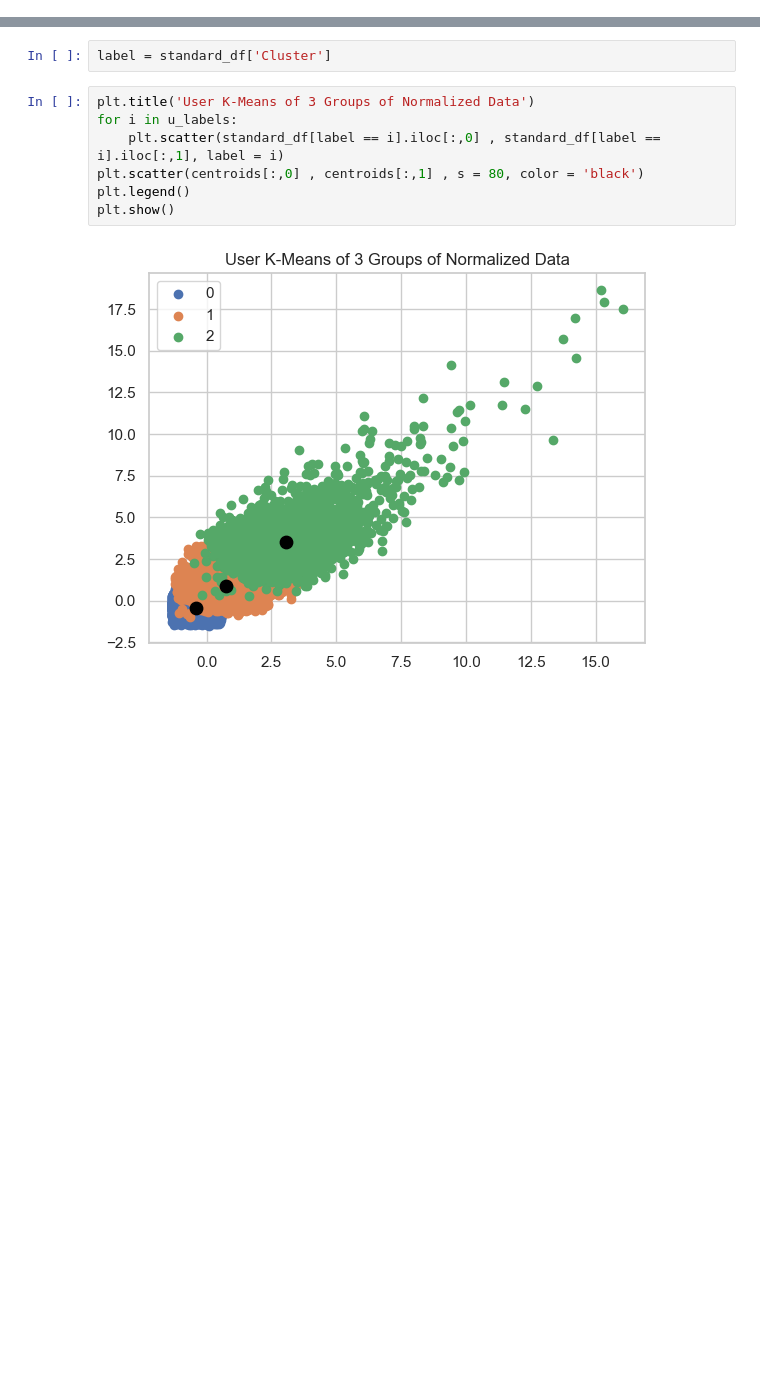
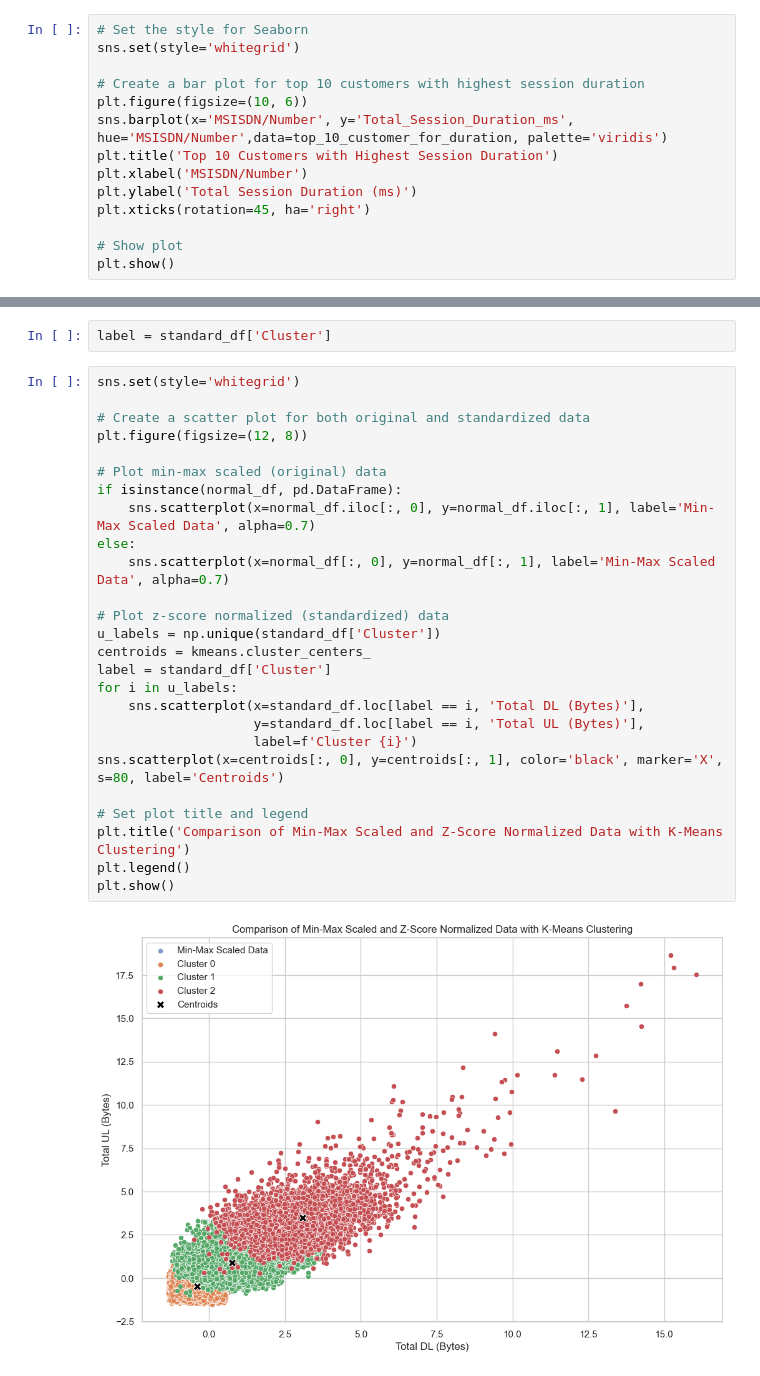
Before and after one commit to Azizadx/user_analytics_in_the_telecommunication, a Jupyter notebook: notebooks/user_engagement_analysis/user_engagement_analysis.ipynb, the cells around one changed output, grey strips where cells are left out. Drawn from its saved outputs; the diff is of its cells as text; blank space fills up the shorter version.

Commit message:
feat:improve the plot design

```diff
--- a/notebooks/user_engagement_analysis/user_engagement_analysis.ipynb
+++ b/notebooks/user_engagement_analysis/user_engagement_analysis.ipynb
@@ -159,3 +227,17 @@ top_10_customer_for_duration
 | 7 | 3.360313e+10 | 6287761.0 |
 | 8 | 3.366746e+10 | 5649882.0 |
 | 9 | 3.376041e+10 | 5321667.0 |
+# %%
+# Set the style for Seaborn
+sns.set(style='whitegrid')
+
+# Create a bar plot for top 10 customers with highest session duration
+plt.figure(figsize=(10, 6))
+sns.barplot(x='MSISDN/Number', y='Total_Session_Duration_ms', hue='MSISDN/Number',data=top_10_customer_for_duration, palette='viridis')
+plt.title('Top 10 Customers with Highest Session Duration')
+plt.xlabel('MSISDN/Number')
+plt.ylabel('Total Session Duration (ms)')
+plt.xticks(rotation=45, ha='right')
+
+# Show plot
+plt.show()
@@ -363,11 +486,30 @@ centroids = kmeans.cluster_centers_
 # %%
 label = standard_df['Cluster']
 # %%
-plt.title('User K-Means of 3 Groups of Normalized Data')
+sns.set(style='whitegrid')
+
+# Create a scatter plot for both original and standardized data
+plt.figure(figsize=(12, 8))
+
+# Plot min-max scaled (original) data
+if isinstance(normal_df, pd.DataFrame):
+    sns.scatterplot(x=normal_df.iloc[:, 0], y=normal_df.iloc[:, 1], label='Min-Max Scaled Data', alpha=0.7)
+else:
+    sns.scatterplot(x=normal_df[:, 0], y=normal_df[:, 1], label='Min-Max Scaled Data', alpha=0.7)
+
+# Plot z-score normalized (standardized) data
+u_labels = np.unique(standard_df['Cluster'])
+centroids = kmeans.cluster_centers_
+label = standard_df['Cluster']
 for i in u_labels:
-    plt.scatter(standard_df[label == i].iloc[:,0] , standard_df[label == i].iloc[:,1], label = i)
-plt.scatter(centroids[:,0] , centroids[:,1] , s = 80, color = 'black')
+    sns.scatterplot(x=standard_df.loc[label == i, 'Total DL (Bytes)'],
+                    y=standard_df.loc[label == i, 'Total UL (Bytes)'],
+                    label=f'Cluster {i}')
+sns.scatterplot(x=centroids[:, 0], y=centroids[:, 1], color='black', marker='X', s=80, label='Centroids')
+
+# Set plot title and legend
+plt.title('Comparison of Min-Max Scaled and Z-Score Normalized Data with K-Means Clustering')
 plt.legend()
 plt.show()
 # %% [output]
-[figure, old version]
+[figure, new version]
```
Also changed, not shown: parts of 8 cells of this notebook.
